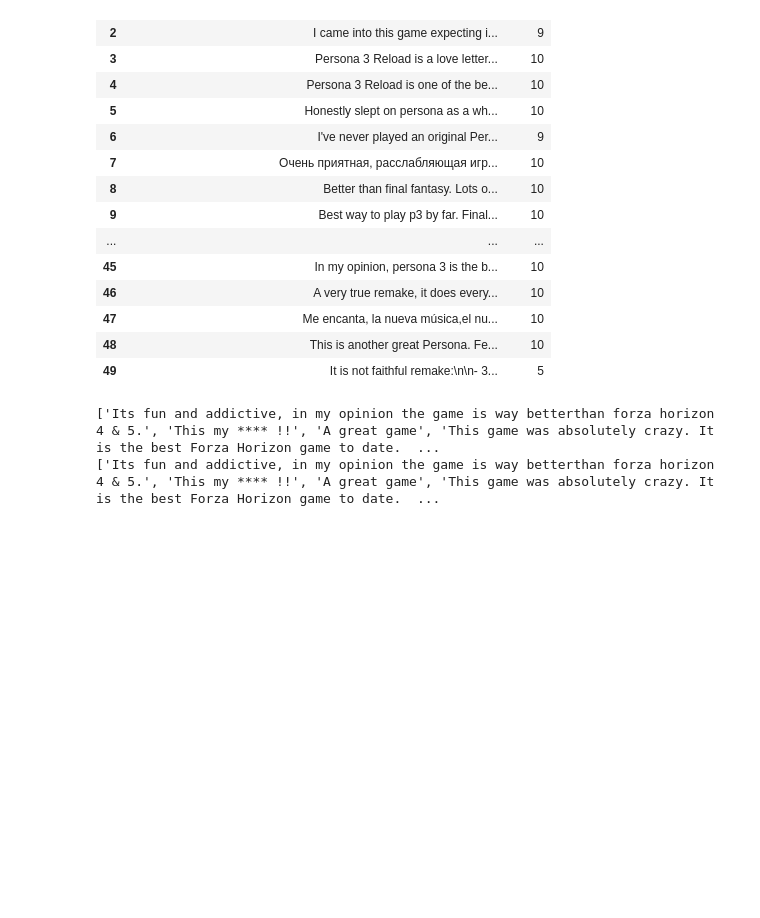
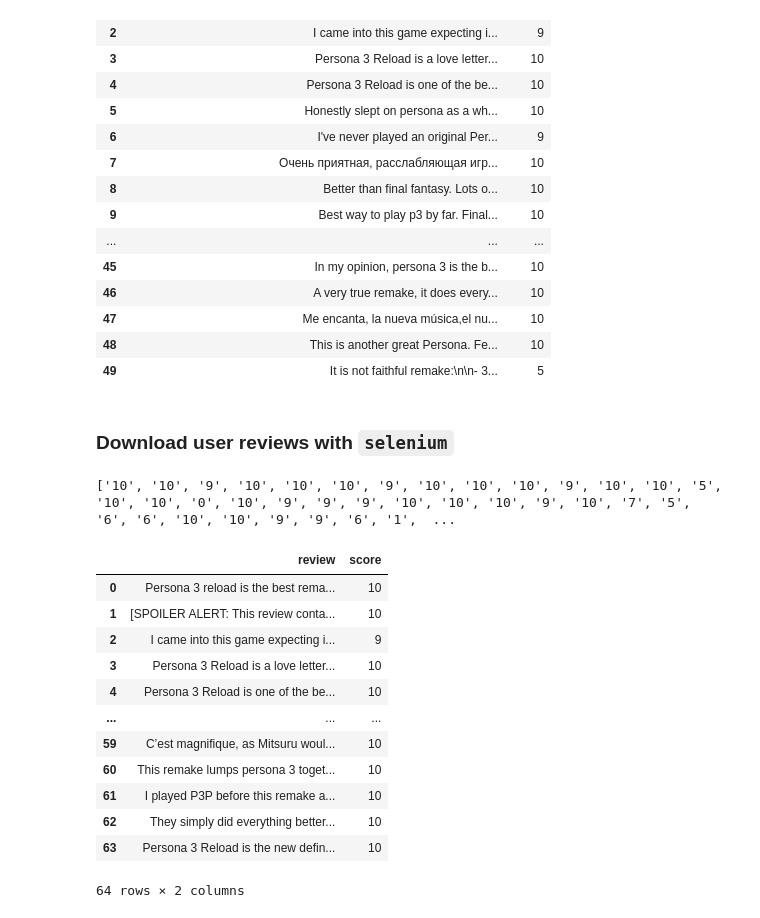
Before and after one commit to karol-pa/Webscraping_and_semantic_analysis, a Jupyter notebook: main.ipynb, the cells around one changed output. Saved outputs shown, nothing was run; the diff lists cells and outputs as text; code cells hidden in the pictures; blank space fills up the shorter version.

Commit message:
added selenium

```diff
--- a/main.ipynb
+++ b/main.ipynb
@@ -137,3 +119,5 @@ soup3 = BeautifulSoup(page_source, 'html.parser')
+# %% [markdown]
+### Download user reviews with `selenium`
 # %%
 from selenium import webdriver
 from selenium.webdriver.firefox.service import Service
@@ -147,41 +131,35 @@ options.add_argument("--headless")
 
 
 driver = webdriver.Firefox(service=service, options=options)
-url = "https://www.metacritic.com/game/forza-horizon-3/user-reviews/"
-# get website content
+url = "https://www.metacritic.com/game/persona-3-reload/user-reviews/"
+
 driver.get(url)
 
-# instantiate items
-items = []
 
-# instantiate height of webpage
 last_height = driver.execute_script('return document.body.scrollHeight')
 
-# set target count
-itemTargetCount = 200
+# set max count
+itemTargetCount = 999
 
 # scroll to bottom of webpage
-while itemTargetCount > len(items):
-	driver.execute_script('window.scrollTo(0, document.body.scrollHeight);')
+while itemTargetCount > len(reviews):
+    driver.execute_script('window.scrollTo(0, document.body.scrollHeight);')
 
-	# wait for content to load
-	time.sleep(3)
 
-	new_height = driver.execute_script('return document.body.scrollHeight')
+    time.sleep(3)
 
-	if new_height == last_height:
-		break
+    new_height = driver.execute_script('return document.body.scrollHeight')
 
-	last_height == new_height
+    if new_height == last_height:
+        break
 
-	# select elements by XPath
-	elements = driver.find_elements(By.XPATH, "/html/body/div[1]/div/div/div[2]/div[1]/div[1]/section/div[6]/div[*]/div/div[1]/div[2]/div/span")
-	h4_texts = [element.text for element in elements]
+    last_height = new_height
 
-	items.extend(h4_texts)
-
-	# print title
-	print(h4_texts)
+    # select elements by XPath
+    elements1 = driver.find_elements(By.XPATH, "/html/body/div[1]/div/div/div[2]/div[1]/div[1]/section/div[6]/div[*]/div/div[1]/div[2]/div/span")
+    reviews = [element.text for element in elements1]
+    elements2 = driver.find_elements(By.XPATH, "/html/body/div[1]/div/div/div[2]/div[1]/div[1]/section/div[6]/div[*]/div/div[1]/div[1]/div[1]/a/div/div/span")
+    scores = [element.text for element in elements2]
+    #print(scores)
 # %% [output]
-['Its fun and addictive, in my opinion the game is way betterthan forza horizon 4 & 5.', 'This my **** !!', 'A great game', 'This game was absolutely crazy. It is the best Forza Horizon game to date.  ...
-['Its fun and addictive, in my opinion the game is way betterthan forza horizon 4 & 5.', 'This my **** !!', 'A great game', 'This game was absolutely crazy. It is the best Forza Horizon game to date.  ...
+['10', '10', '9', '10', '10', '10', '9', '10', '10', '10', '9', '10', '10', '5', '10', '10', '0', '10', '9', '9', '9', '10', '10', '10', '9', '10', '7', '5', '6', '6', '10', '10', '9', '9', '6', '1',  ...
@@ -190 +168,18 @@ test = pd.DataFrame(h4_texts)
+# %%
+pd.set_option('display.max_colwidth', 77)
+user_reviews
+# %% [output]
+|  | review | score |
+| 0 | Persona 3 reload is the best rema... | 10 |
+| 1 | [SPOILER ALERT: This review conta... | 10 |
+| 2 | I came into this game expecting i... | 9 |
+| 3 | Persona 3 Reload is a love letter... | 10 |
+| 4 | Persona 3 Reload is one of the be... | 10 |
+| ... | ... | ... |
+| 59 | C’est magnifique, as Mitsuru woul... | 10 |
+| 60 | This remake lumps persona 3 toget... | 10 |
+| 61 | I played P3P before this remake a... | 10 |
+| 62 | They simply did everything better... | 10 |
+| 63 | Persona 3 Reload is the new defin... | 10 |
+64 rows × 2 columns
 # %%
```
Also changed, not shown: parts of 13 cells of this notebook.
